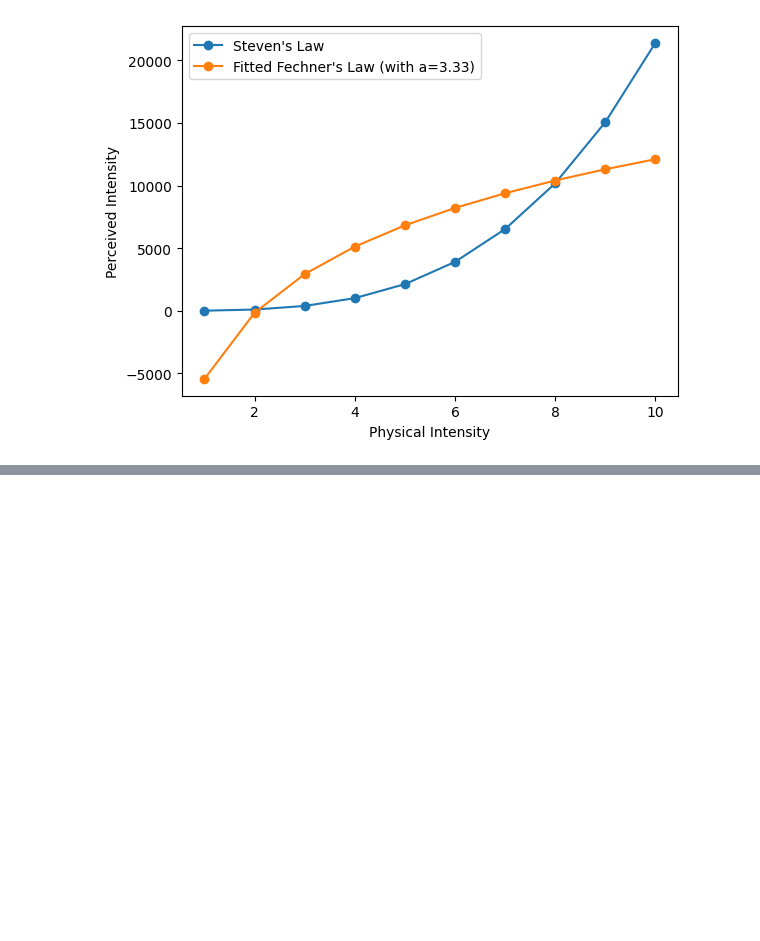
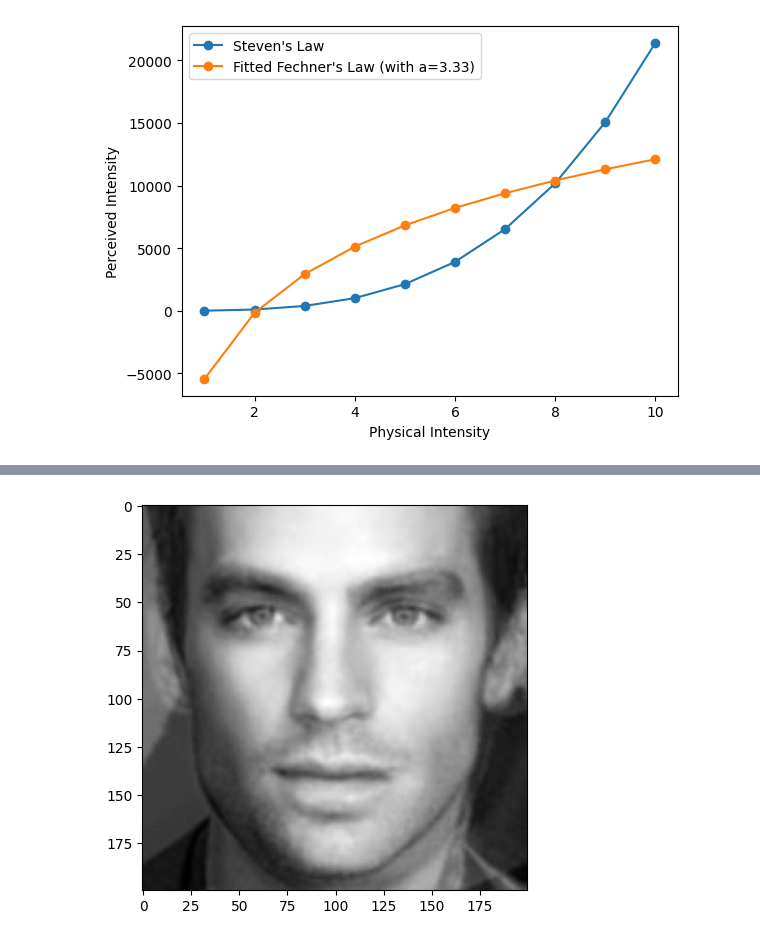
Before and after one commit to s180820/02458_Cognitive_Modelling, a Jupyter notebook: Exam/playground.ipynb, the cells around one changed output, grey strips where cells are left out. Saved outputs shown, nothing was run; the diff lists cells and outputs as text; code cells hidden in the pictures; blank space fills up the shorter version.

```diff
--- a/Exam/playground.ipynb
+++ b/Exam/playground.ipynb
@@ -74,0 +90,4 @@ I0: 2.0418488472369387
+# %%
+mean_image = model.get_mean_image(images, show=True)
+# %% [output]
+[figure, added]
```
Also changed, not shown: parts of 11 cells of this notebook, 6 other files.
